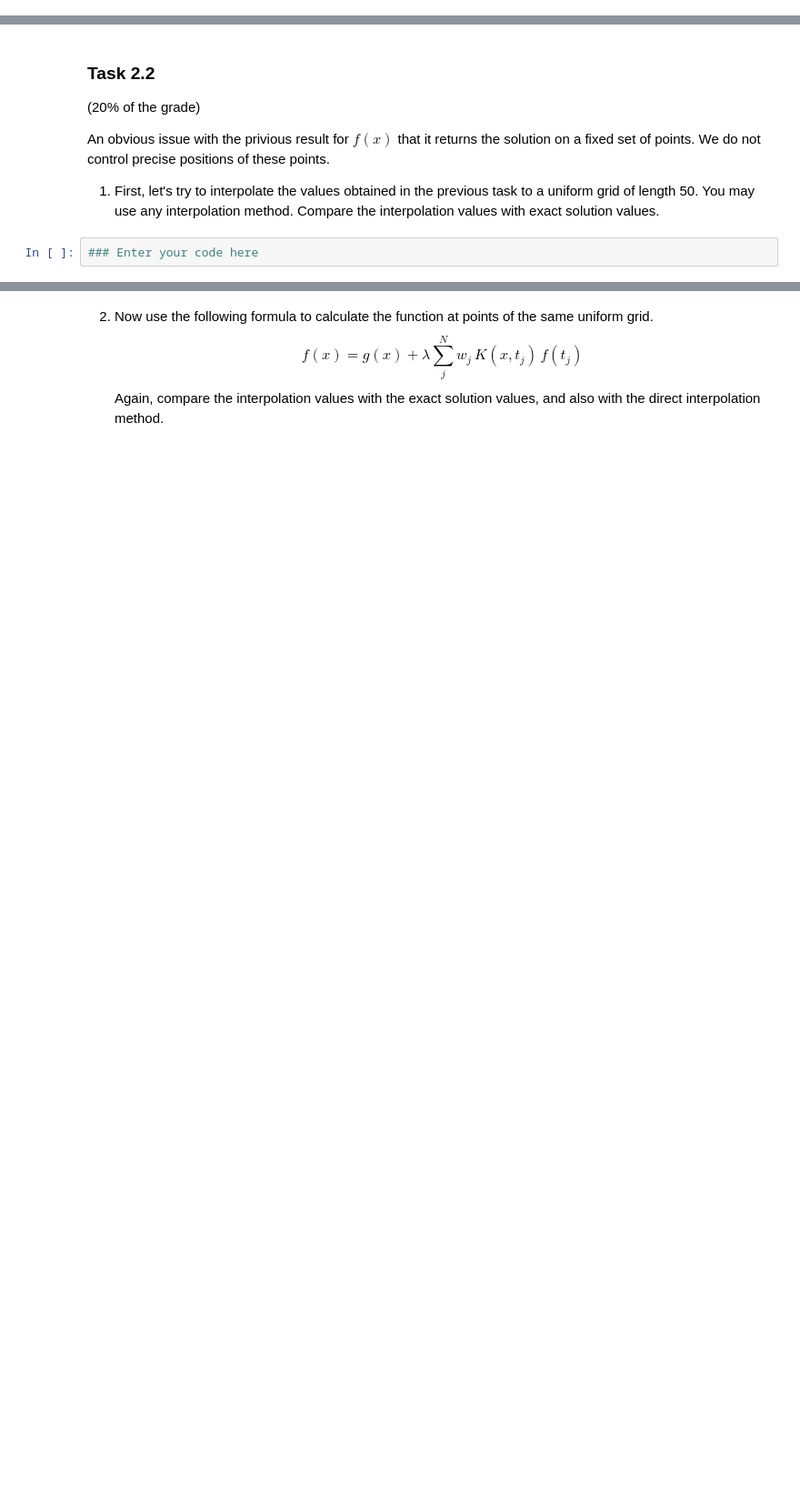
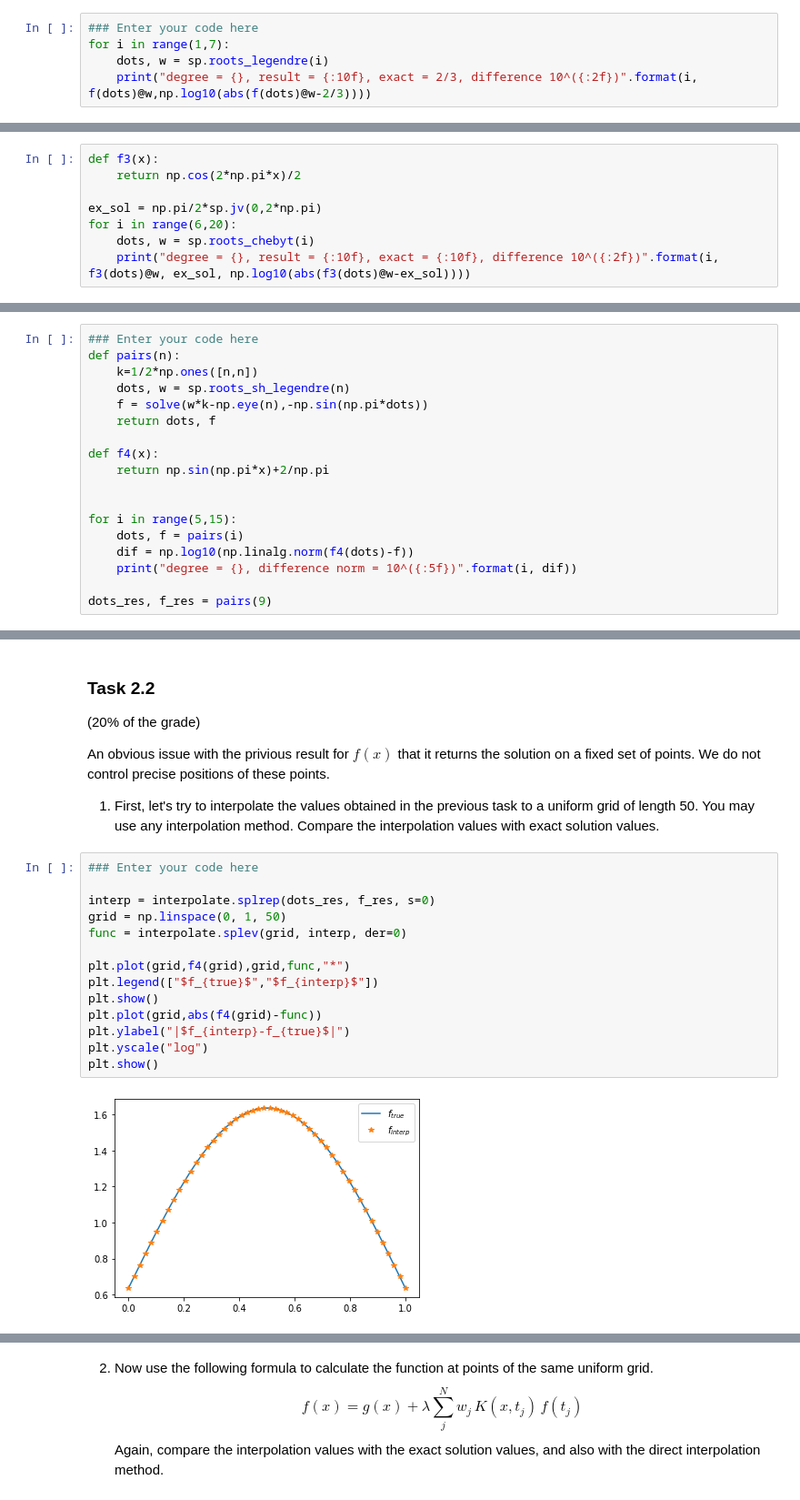
Before and after one commit to arpolkin/CP2020, a Jupyter notebook: week_8_Advanced_Integrals.ipynb, the cells around one changed output, grey strips where cells are left out. Shown at 91% size. Cells and saved outputs as stored; diff of their text form; blank space fills up the shorter version.

```diff
--- a/week_8_Advanced_Integrals.ipynb
+++ b/week_8_Advanced_Integrals.ipynb
@@ -51,0 +62,5 @@ exact result: 0.666667
+# %%
+### Enter your code here
+for i in range(1,7):
+    dots, w = sp.roots_legendre(i)
+    print("degree = {}, result = {:10f}, exact = 2/3, difference 10^({:2f})".format(i, f(dots)@w,np.log10(abs(f(dots)@w-2/3))))
@@ -81,0 +121,8 @@ Find the degree of the polynomial (number of nodes) at which the accuracy of the
+# %%
+def f3(x):
+    return np.cos(2*np.pi*x)/2
+
+ex_sol = np.pi/2*sp.jv(0,2*np.pi)
+for i in range(6,20):
+    dots, w = sp.roots_chebyt(i)
+    print("degree = {}, result = {:10f}, exact = {:10f}, difference 10^({:2f})".format(i, f3(dots)@w, ex_sol, np.log10(abs(f3(dots)@w-ex_sol))))
@@ -146,0 +209,18 @@ Compare the obtained function values with the true solution for different values
+# %%
+### Enter your code here
+def pairs(n):
+    k=1/2*np.ones([n,n])
+    dots, w = sp.roots_sh_legendre(n)
+    f = solve(w*k-np.eye(n),-np.sin(np.pi*dots))
+    return dots, f
+
+def f4(x):
+    return np.sin(np.pi*x)+2/np.pi
+
+
+for i in range(5,15):
+    dots, f = pairs(i)
+    dif = np.log10(np.linalg.norm(f4(dots)-f))
+    print("degree = {}, difference norm = 10^({:5f})".format(i, dif))
+
+dots_res, f_res = pairs(9)
@@ -151,5 +244,19 @@ Compare the obtained function values with the true solution for different values
 An obvious issue with the privious result for $f(x)$ that it returns the solution on a fixed set of points. We do not control precise positions of these points.
 
 1. First, let's try to interpolate the values obtained in the previous task to a uniform grid of length 50. You may use any interpolation method. Compare the interpolation values with exact solution values.
-# %%
-### Enter your code here
+# %%
+### Enter your code here
+
+interp = interpolate.splrep(dots_res, f_res, s=0)
+grid = np.linspace(0, 1, 50)
+func = interpolate.splev(grid, interp, der=0)
+
+plt.plot(grid,f4(grid),grid,func,"*")
+plt.legend(["$f_{true}$","$f_{interp}$"])
+plt.show()
+plt.plot(grid,abs(f4(grid)-func))
+plt.ylabel("|$f_{interp}-f_{true}$|")
+plt.yscale("log")
+plt.show()
+# %% [output]
+[figure, added]
```
Also changed, not shown: parts of 24 cells of this notebook, 3 other files.
